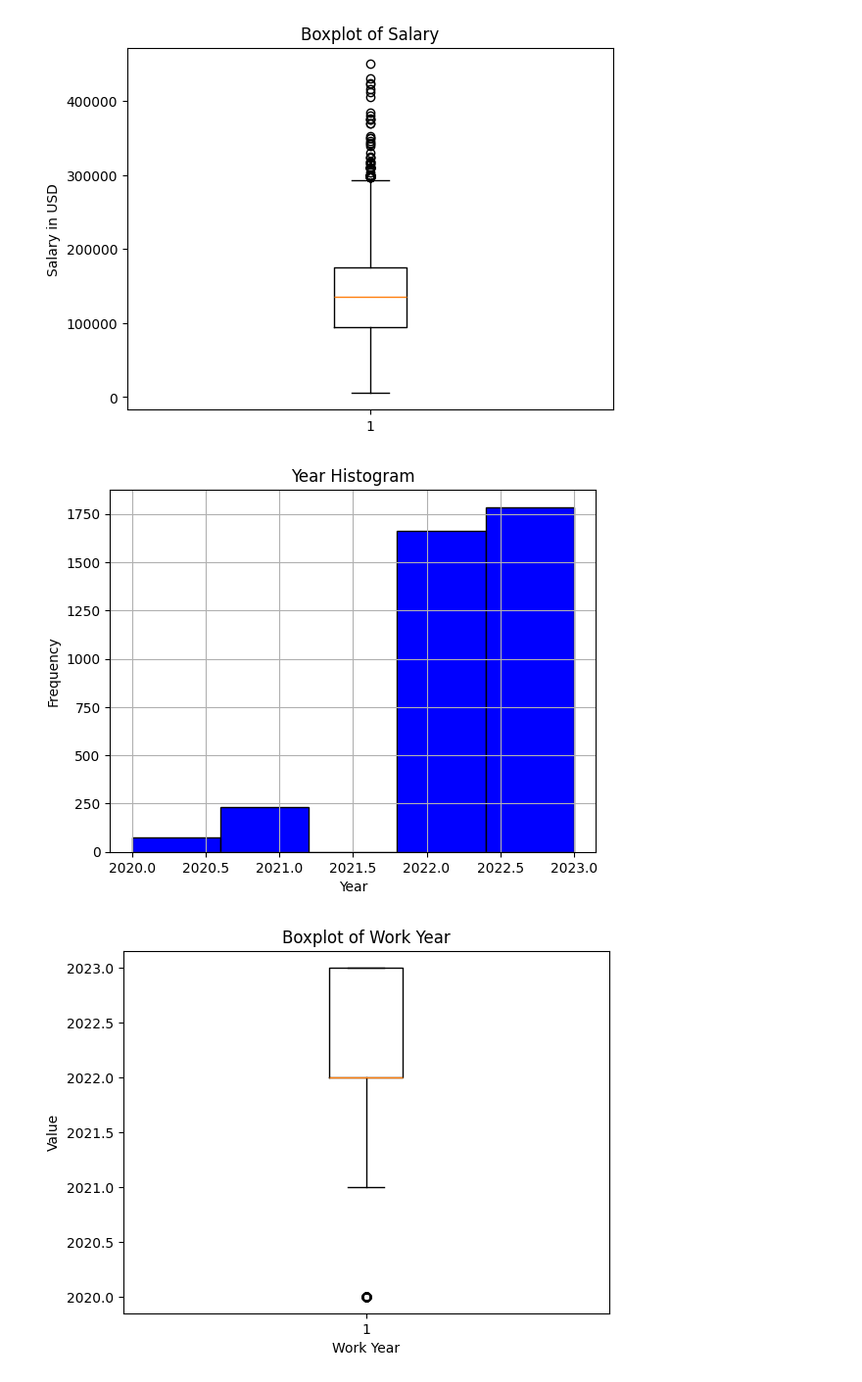
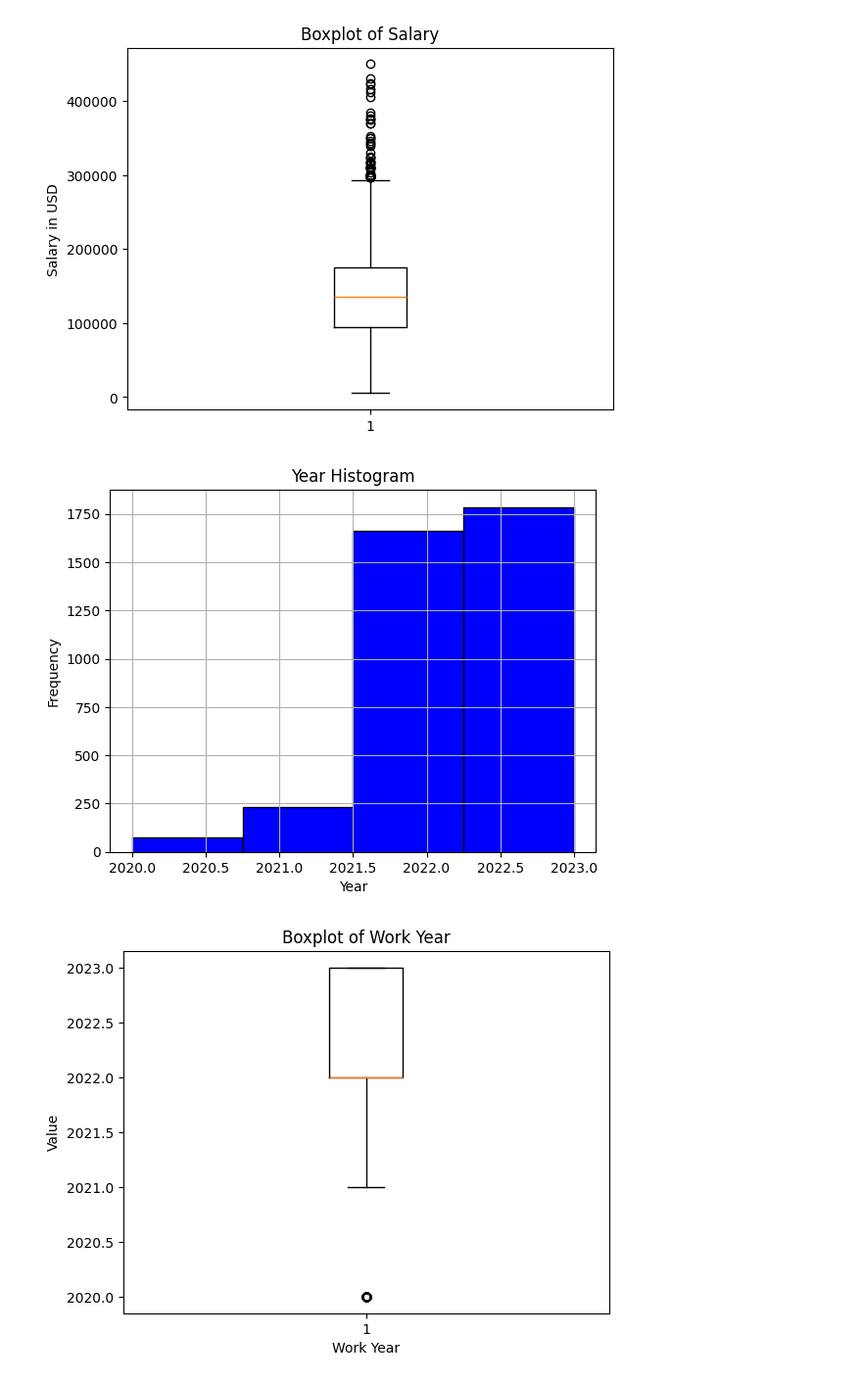
Before and after one commit to NotAScratch/Data-Science-Salary-Analysis, a Jupyter notebook: analysis.ipynb, the cells around one changed output. Shown at 98% size. Cells and saved outputs as stored; diff of their text form; code cells hidden in the pictures.

```diff
--- a/analysis.ipynb
+++ b/analysis.ipynb
@@ -220,14 +217,14 @@ plt.show()
 # %% [output]
 [figure]
 # %%
-plt.hist(df['work_year'], bins=5, color='blue', edgecolor='black')  # Create a histogram with 5 bins for the work_year column
+plt.hist(df['work_year'],bins = 4, color='blue', edgecolor='black')  # Create a histogram for the work_year column
 plt.xlabel('Year')
 plt.ylabel('Frequency')
 plt.title('Year Histogram')
 plt.grid(True)
 plt.show()
 # %% [output]
-[figure, old version]
+[figure, new version]
 # %%
 plt.boxplot(df['work_year'])
 plt.xlabel('Work Year')
```
Also changed, not shown: parts of 3 cells of this notebook.
